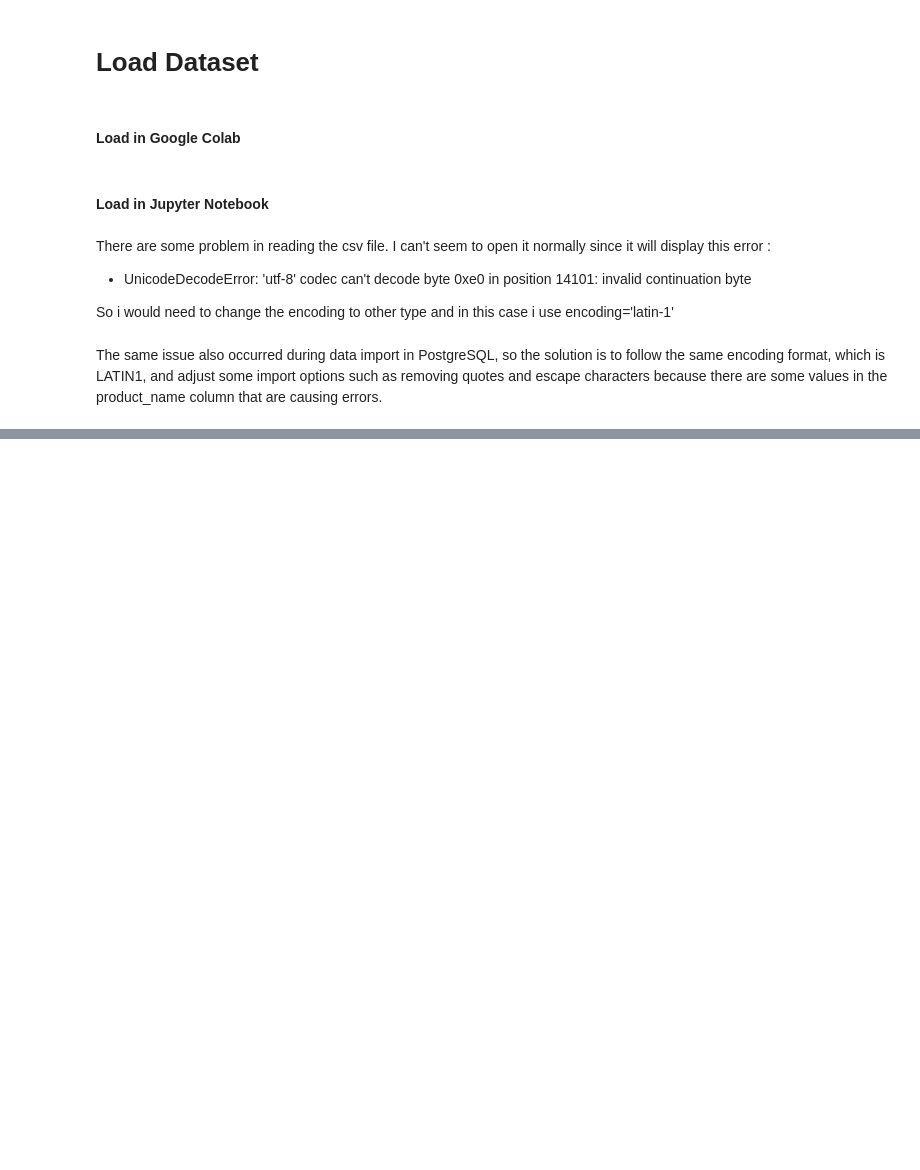
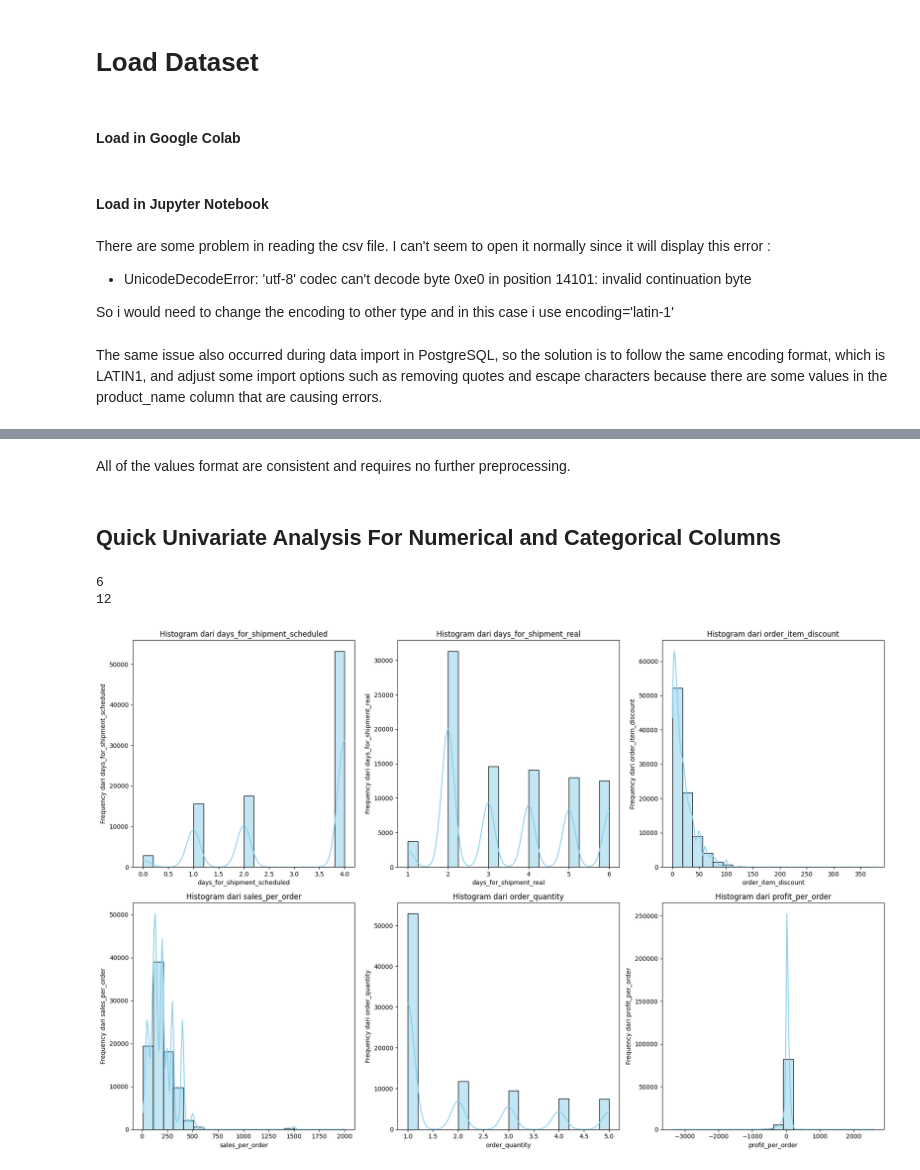
Before and after one commit to mcikalmerdeka/US-Based-Ecommerce-Company-Sales-Performance, a Jupyter notebook: Python/US_Based_Ecommerce_Company_Sales_Performance.ipynb, the cells around one changed output, grey strips where cells are left out. Drawn from its saved outputs; the diff is of its cells as text; code cells hidden in the pictures; blank space fills up the shorter version.

Commit message:
revise the eda-preprocessing steps and change csv output file

```diff
--- a/Python/US_Based_Ecommerce_Company_Sales_Performance.ipynb
+++ b/Python/US_Based_Ecommerce_Company_Sales_Performance.ipynb
@@ -56,7 +60,8 @@ seaborn version :  0.12.2
 # %% [markdown]
 #### Load in Jupyter Notebook
 # %%
-df = pd.read_csv('ecommerce_data_csv.csv', encoding='latin-1')
+# 2. Using os.path for better cross-platform compatibility:
+df = pd.read_csv(os.path.join('..', 'Original Data', 'ecommerce_data_csv.csv'), encoding='latin-1')
 # %% [markdown]
 There are some problem in reading the csv file. I can't seem to open it normally since it will display this error :
 
@@ -344,0 +191,14 @@ We have latitude and longitude of each state and city in a separate csv file tha
+# %%
+# Move customer_full_name column to beside customer_id
+cols = df.columns.to_list()
+
+# Move customer_full_name after customer_id
+customer_id_index = cols.index('customer_id')
+cols.remove('customer_full_name')
+cols.insert(customer_id_index + 1, 'customer_full_name')
+
+# Reorder the dataframe
+df = df[cols]
+
+# Display the new column order
+df.columns.to_list()
@@ -344,0 +246,10 @@ We have latitude and longitude of each state and city in a separate csv file tha
+# %%
+# Filter out the data where ship_date is earlier than order_Date
+valid_date_condition = df['ship_date'] > df['order_date']
+
+df_invalid = df[~valid_date_condition]
+df = df[valid_date_condition]
+
+# Check amount of filtered data
+print(f"Amount of invalid data: {df_invalid.shape[0]}")
+print(f"Amount of valid data: {df.shape[0]}")
@@ -344,0 +259,5 @@ We have latitude and longitude of each state and city in a separate csv file tha
+# %%
+# Grouping columns based on the data type
+nums_cols = df.select_dtypes(include=['number', 'int32', 'int64', 'float32', 'float64']).columns.to_list()
+cats_cols = df.select_dtypes(include=['object', 'category', 'string']).columns.to_list()
+date_cols = df.select_dtypes(include=['datetime', 'datetime64', 'datetime64[ns]', 'timedelta']).columns.to_list()
@@ -344,0 +604,24 @@ We have latitude and longitude of each state and city in a separate csv file tha
+# %% [markdown]
+All of the values format are consistent and requires no further preprocessing.
+# %% [markdown]
+## Quick Univariate Analysis For Numerical and Categorical Columns
+# %%
+print(len(nums_cols))
+print(len(cats_cols))
+# %% [output]
+6
+12
+# %%
+# Histogram
+fig, ax = plt.subplots(nrows=2, ncols=3, figsize=(18, 12))
+ax = ax.flatten()
+
+for i in range(len(nums_cols)):
+  sns.histplot(ax=ax[i], x=df[nums_cols[i]], bins=20, color='skyblue', edgecolor='black', kde=True)
+  ax[i].set_title(f'Histogram dari {nums_cols[i]}')
+  ax[i].set_ylabel(f'Frequency dari {nums_cols[i]}')
+  ax[i].set_xlabel(f'{nums_cols[i]}')
+
+plt.tight_layout()
+# %% [output]
+[figure, added]
```
Also changed, not shown: parts of 62 cells of this notebook, 1 other file.
